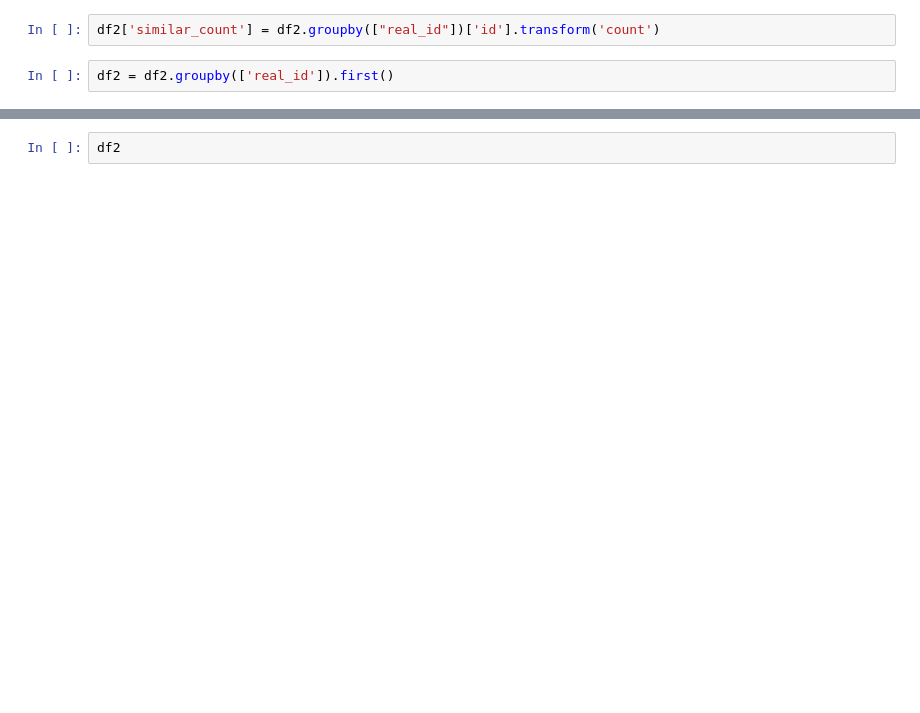
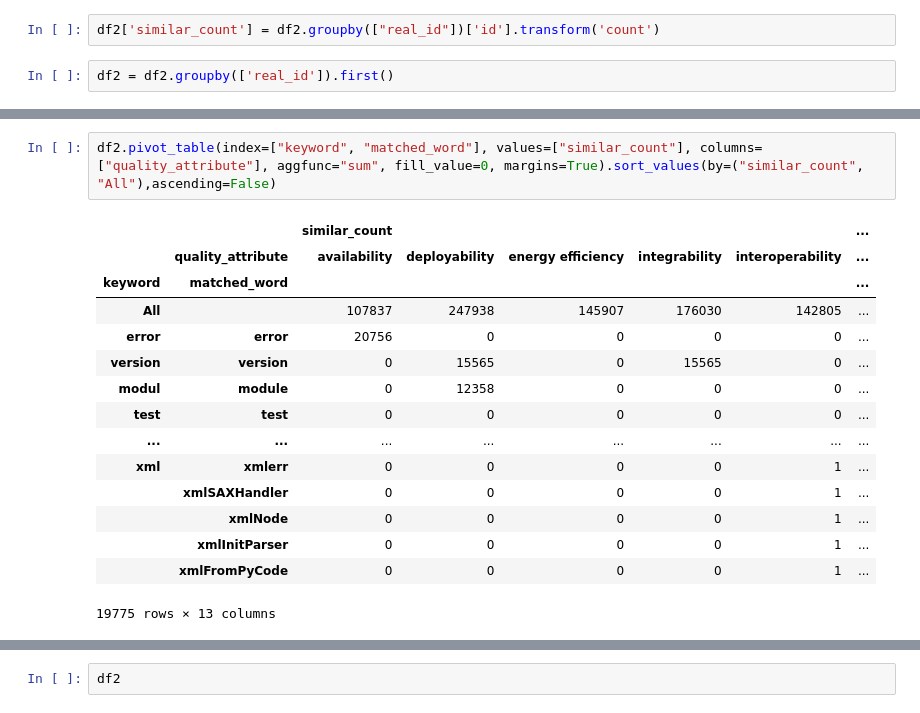
Before and after one commit to dmitrijs-voronovs/scientific-software-architecture-analysis, a Jupyter notebook: processing_pipeline/keyword_matching/keyword_matching_analysis_subset.ipynb, the cells around one changed output, grey strips where cells are left out. Cells and saved outputs as stored; diff of their text form; blank space fills up the shorter version.

```diff
--- a/processing_pipeline/keyword_matching/keyword_matching_analysis_subset.ipynb
+++ b/processing_pipeline/keyword_matching/keyword_matching_analysis_subset.ipynb
@@ -84,0 +297,18 @@ df2[~df2['url'].str.startswith("https://root.cern/root/") & ~df2['url'].str.star
+# %%
+df2.pivot_table(index=["keyword", "matched_word"], values=["similar_count"], columns=["quality_attribute"], aggfunc="sum", fill_value=0, margins=True).sort_values(by=("similar_count", "All"),ascending=False)
+# %% [output]
+|  |  | similar_count |  |  |  |  | ... |
+|  | quality_attribute | availability | deployability | energy efficiency | integrability | interoperability | ... |
+| keyword | matched_word |  |  |  |  |  | ... |
+| All |  | 107837 | 247938 | 145907 | 176030 | 142805 | ... |
+| error | error | 20756 | 0 | 0 | 0 | 0 | ... |
+| version | version | 0 | 15565 | 0 | 15565 | 0 | ... |
+| modul | module | 0 | 12358 | 0 | 0 | 0 | ... |
+| test | test | 0 | 0 | 0 | 0 | 0 | ... |
+| ... | ... | ... | ... | ... | ... | ... | ... |
+| xml | xmlerr | 0 | 0 | 0 | 0 | 1 | ... |
+|  | xmlSAXHandler | 0 | 0 | 0 | 0 | 1 | ... |
+|  | xmlNode | 0 | 0 | 0 | 0 | 1 | ... |
+|  | xmlInitParser | 0 | 0 | 0 | 0 | 1 | ... |
+|  | xmlFromPyCode | 0 | 0 | 0 | 0 | 1 | ... |
+19775 rows × 13 columns
```
Also changed, not shown: parts of 27 cells of this notebook, 1 other file.
